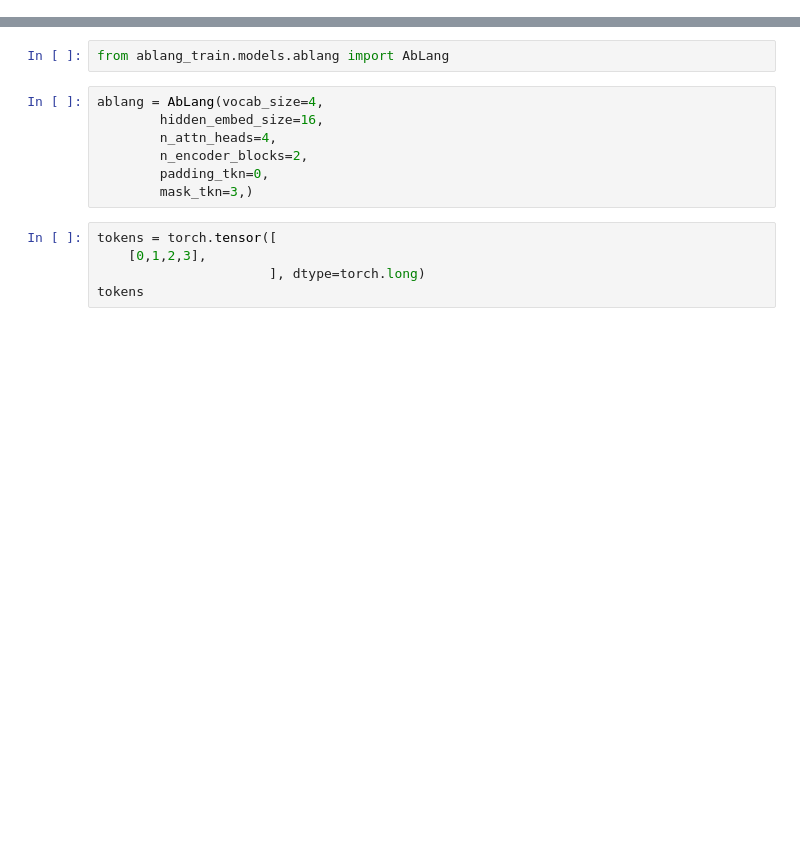
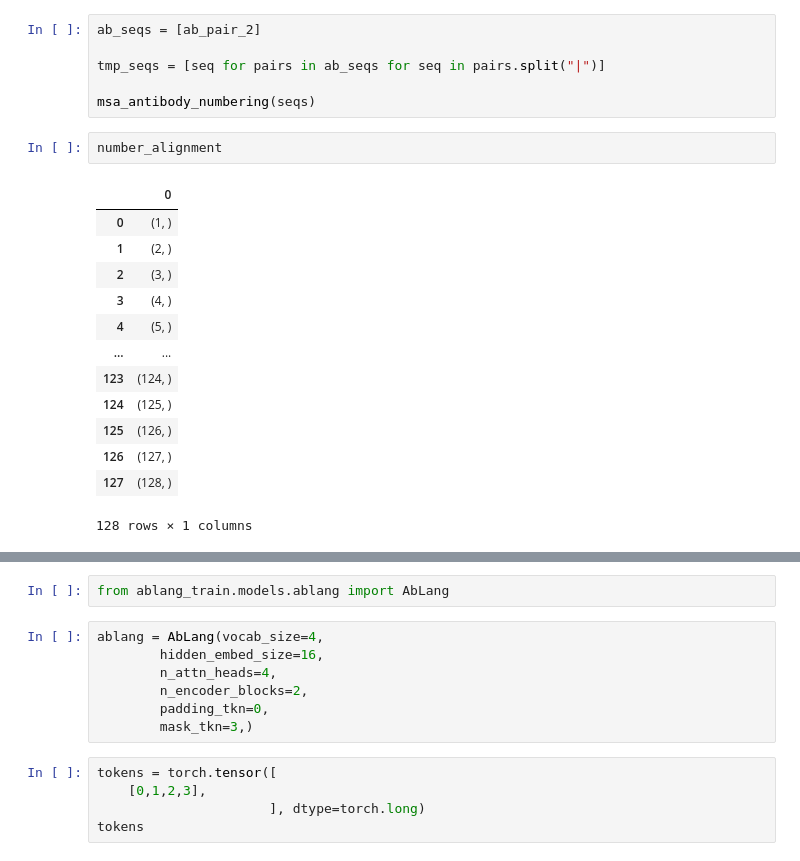
Before and after one commit to MattBeton/AbLang, a Jupyter notebook: notebooks/explore.ipynb, the cells around one changed output, grey strips where cells are left out. Saved outputs shown, nothing was run; the diff lists cells and outputs as text; blank space fills up the shorter version.

```diff
--- a/notebooks/explore.ipynb
+++ b/notebooks/explore.ipynb
@@ -21,0 +311,22 @@ ablang
+# %%
+ab_seqs = [ab_pair_2]
+
+tmp_seqs = [seq for pairs in ab_seqs for seq in pairs.split("|")]
+
+msa_antibody_numbering(seqs)
+# %%
+number_alignment
+# %% [output]
+|  | 0 |
+| 0 | (1, ) |
+| 1 | (2, ) |
+| 2 | (3, ) |
+| 3 | (4, ) |
+| 4 | (5, ) |
+| ... | ... |
+| 123 | (124, ) |
+| 124 | (125, ) |
+| 125 | (126, ) |
+| 126 | (127, ) |
+| 127 | (128, ) |
+128 rows × 1 columns
```
Also changed, not shown: parts of 43 cells of this notebook, 7 other files.
